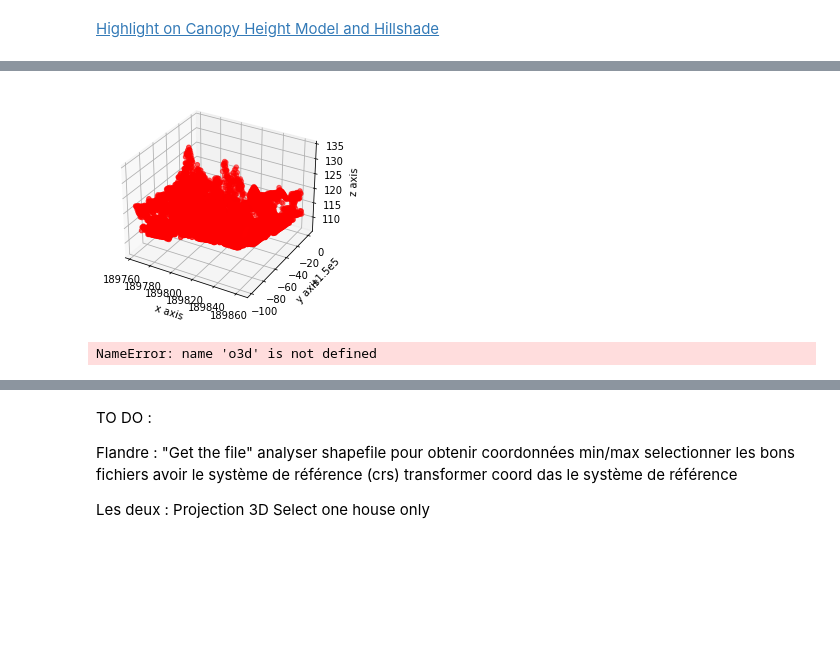
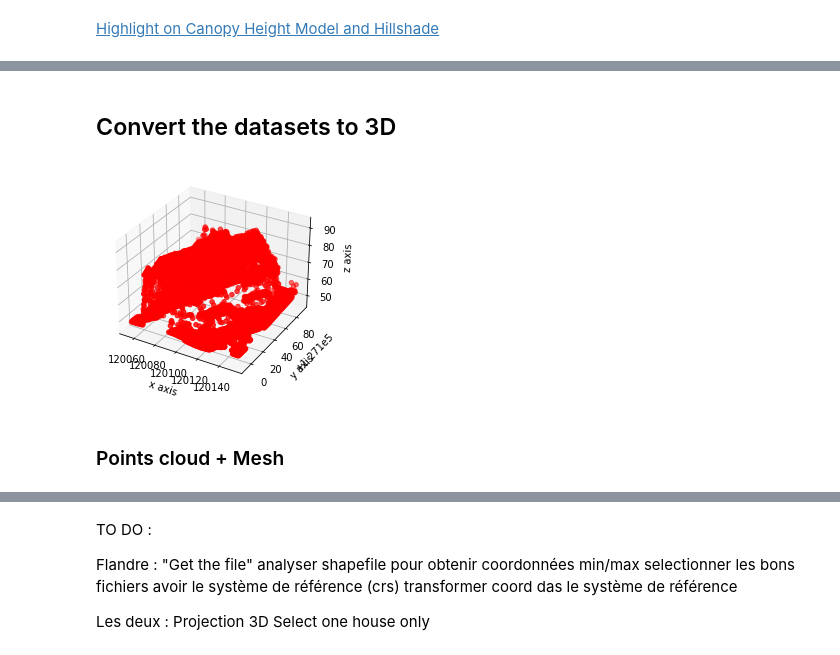
Before and after one commit to Demesmaeker/3D_Houses, a Jupyter notebook: App/main.ipynb, the cells around one changed output, grey strips where cells are left out. Cells and saved outputs as stored; diff of their text form; code cells hidden in the pictures; blank space fills up the shorter version.

Commit message:
showing points cloud for all df

```diff
--- a/App/main.ipynb
+++ b/App/main.ipynb
@@ -224,4 +226,5 @@ shape = [{'type': 'Polygon',
                            (x-50, y-50),
                            (x+50, y-50)]]}]
 # %%
-datas = raster2xyz.translate_from_cropped(get_mask(path_dsm, shape))
+datas_dsm = raster2xyz.translate_from_cropped(get_mask(path_dsm, shape))
+datas_dtm = raster2xyz.translate_from_cropped(get_mask(path_dtm, shape))
@@ -280,0 +231,5 @@ df
+# %%
+raw_df_dsm = datas_dsm[0]
+raw_df_dtm = datas_dtm[0]
+
+raw_df_dsm.describe()
@@ -280,0 +246,4 @@ df
+# %%
+bases_dsm = datas_dsm[1]
+bases_dtm = datas_dtm[1]
+bases_dsm
@@ -280,0 +252,18 @@ df
+# %%
+df_dsm = pd.DataFrame()
+df_dtm = pd.DataFrame()
+df_chm = pd.DataFrame()
+
+df_dsm['x'] = raw_df_dsm['x'] + bases_dsm[0]
+df_dsm['y'] = raw_df_dsm['y'] + bases_dsm[1]
+df_dsm['z'] = raw_df_dsm['z']
+
+df_dtm['x'] = raw_df_dtm['x'] + bases_dtm[0]
+df_dtm['y'] = raw_df_dtm['y'] + bases_dtm[1]
+df_dtm['z'] = raw_df_dtm['z']
+
+df_chm['x'] = raw_df_dsm['x'] + bases_dsm[0]
+df_chm['y'] = raw_df_dsm['y'] + bases_dsm[1]
+df_chm['z'] = raw_df_dsm['z'] - raw_df_dtm['z']
+
+df_dsm.describe()
@@ -281,17 +296,19 @@ df
+# %% [markdown]
+## Convert the datasets to 3D
 # %%
 fig = plt.figure()
 ax = fig.add_subplot(111, projection='3d')
 
-X = df['x']
-Y = df['y']
-Z = df['z']
+X = df_dsm['x']
+Y = df_dsm['y']
+Z = df_dsm['z']
 
 ax.scatter(X, Y, Z, c='r', marker='o')
 
 ax.set_xlabel('x axis')
 ax.set_ylabel('y axis')
 ax.set_zlabel('z axis')
 
 plt.show()
 # %% [output]
-[figure, old version]
+[figure, new version]
@@ -300,5 +314,0 @@ df.to_csv('../Outputs/df.txt', header=None, index=None, sep=' ', mode='a')
-# %%
-pcd = o3d.io.read_point_cloud("../Outputs/df.txt", format='xyz')
-pcd
-# %% [output]
-NameError: name 'o3d' is not defined
@@ -308,0 +315,2 @@ o3d.visualization.draw_geometries([pcd])
+# %% [markdown]
+### Points cloud + Mesh
```
Also changed, not shown: parts of 27 cells of this notebook, 3 other files.
